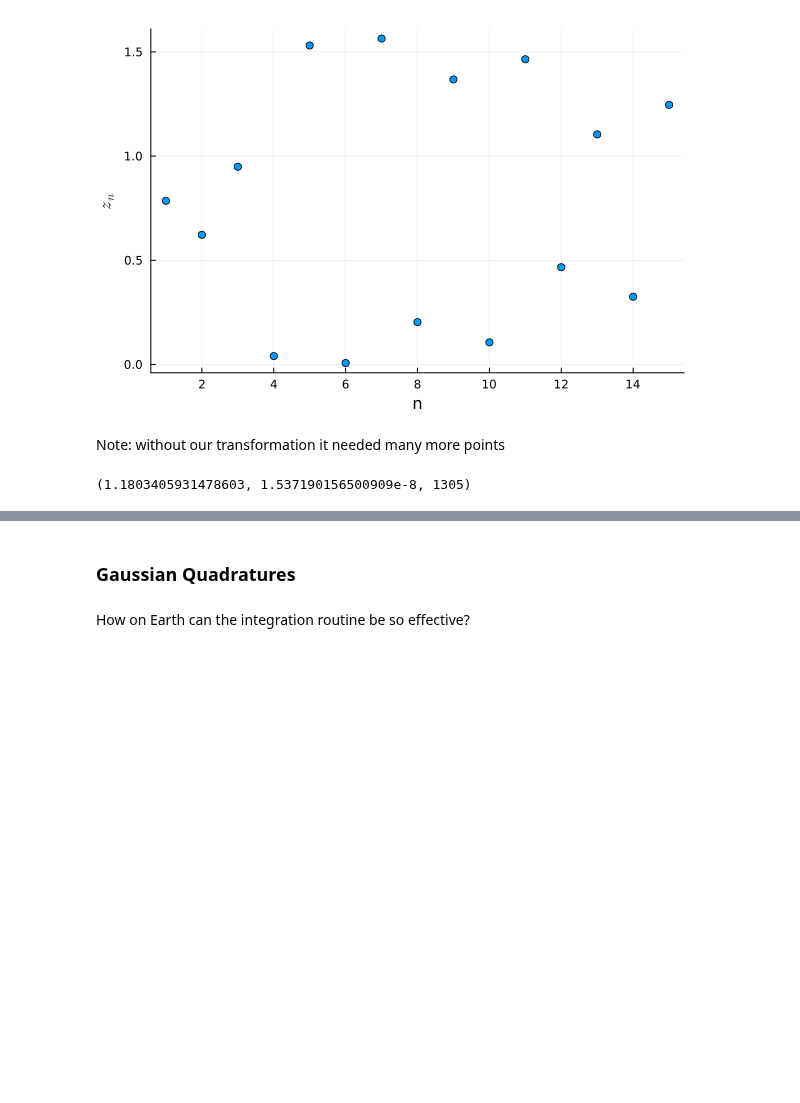
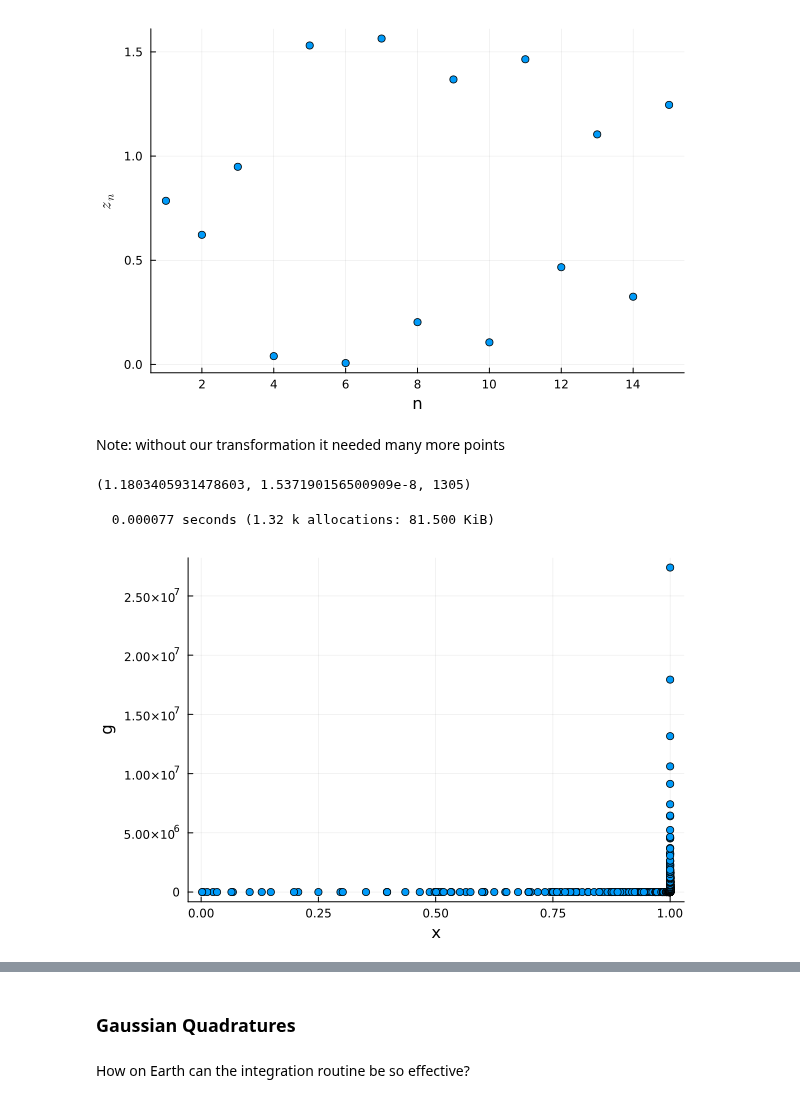
Before and after one commit to em256/phys4480, a Jupyter notebook: Integration Followup.ipynb, the cells around one changed output, grey strips where cells are left out. Drawn from its saved outputs; the diff is of its cells as text; code cells hidden in the pictures; blank space fills up the shorter version.

```diff
--- a/Integration Followup.ipynb
+++ b/Integration Followup.ipynb
@@ -84,3 +105,15 @@ Note:  without our transformation it needed many more points
 quadgk_count(x->PeriodIntegrand(x,pi/2),0,1)
 # %% [output]
 (1.1803405931478603, 1.537190156500909e-8, 1305)
+# %%
+evaluations=Tuple{Float64,Float64}[]
+function g!(x)
+    val=PeriodIntegrand(x,pi/2)
+    push!(evaluations,(x,val))
+    return val
+end
+@time quadgk(g!,0,1)
+scatter(evaluations;xlabel="x",ylabel="g",label="")
+# %% [output]
+  0.000077 seconds (1.32 k allocations: 81.500 KiB)
+[figure, added]
```
Also changed, not shown: parts of 12 cells of this notebook, 15 other files.
